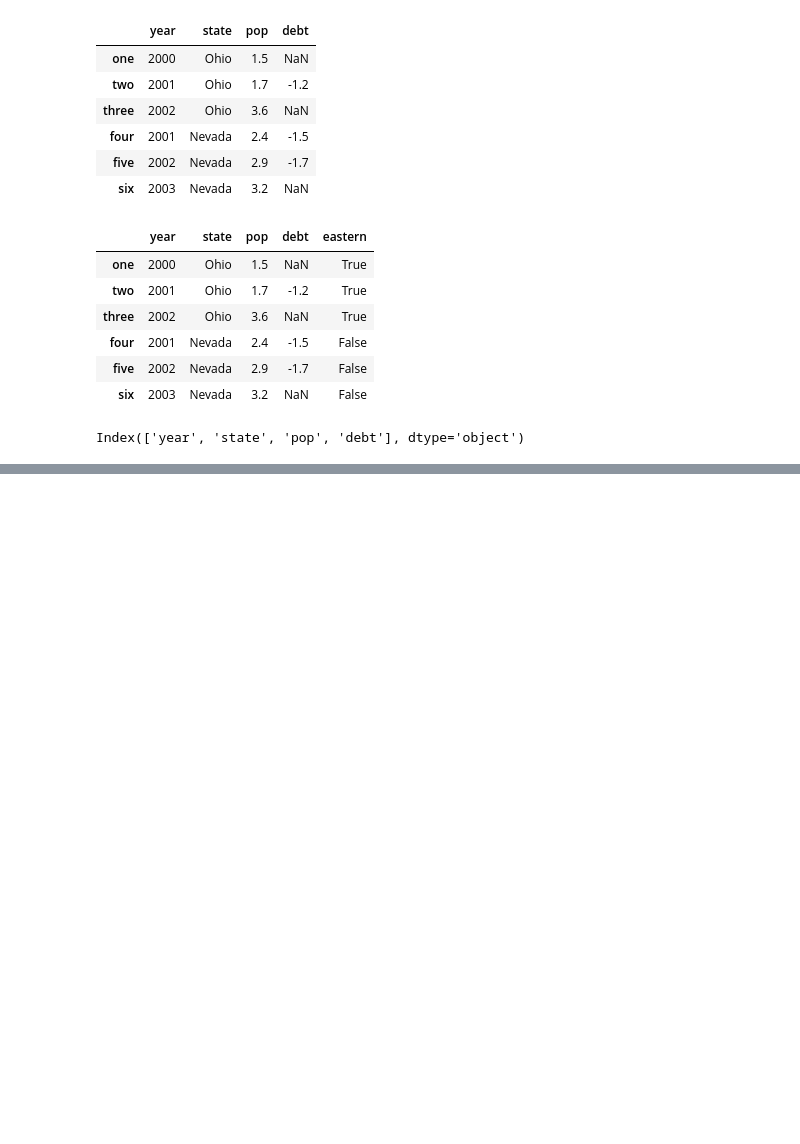
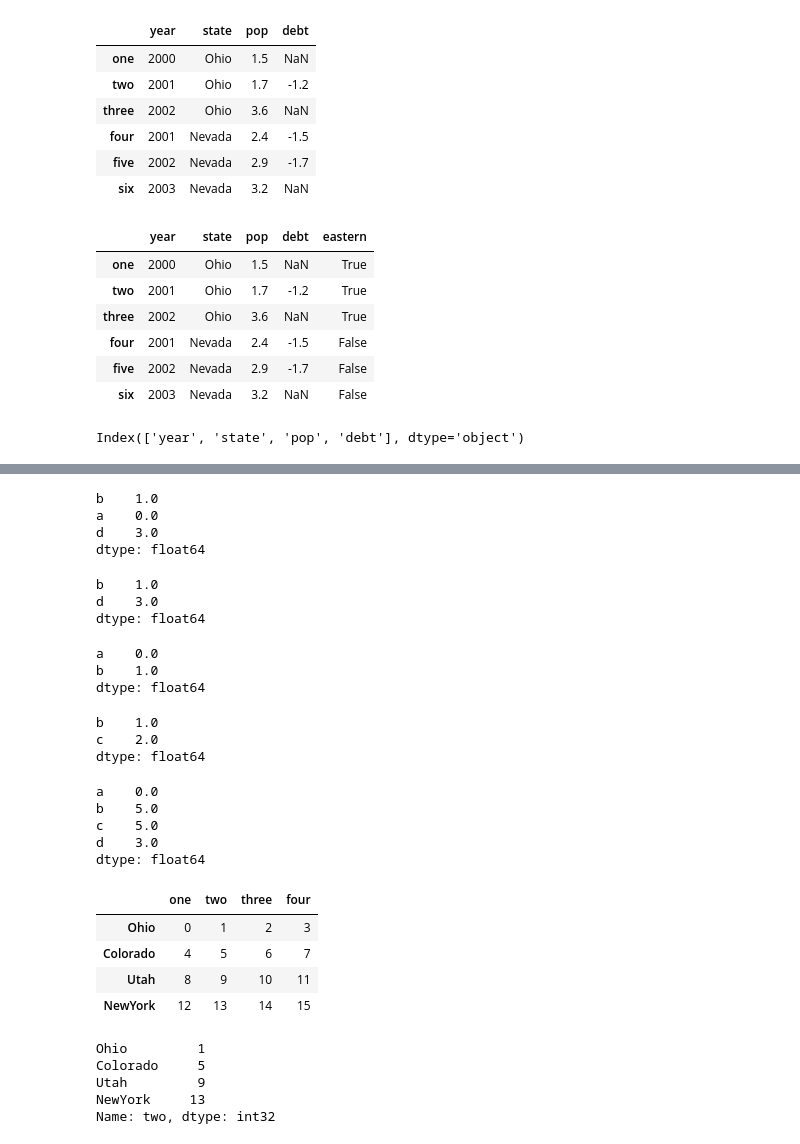
Before and after one commit to sanpang228/DataAnalysis, a Jupyter notebook: Task3.ipynb, the cells around one changed output, grey strips where cells are left out. Cells and saved outputs as stored; diff of their text form; code cells hidden in the pictures; blank space fills up the shorter version.

```diff
--- a/Task3.ipynb
+++ b/Task3.ipynb
@@ -258,0 +528,56 @@ Index(['year', 'state', 'pop', 'debt'], dtype='object')
+# %%
+obj[['b', 'a', 'd']]
+# %% [output]
+b    1.0
+a    0.0
+d    3.0
+dtype: float64
+# %%
+obj[[1,3]]
+# %% [output]
+b    1.0
+d    3.0
+dtype: float64
+# %%
+obj[obj < 2]
+# %% [output]
+a    0.0
+b    1.0
+dtype: float64
+# %%
+#利用标签的切片运算与普通的Python切片运算不同，其末端是包含的
+obj['b':'c']
+# %% [output]
+b    1.0
+c    2.0
+dtype: float64
+# %%
+#用切片可以对Series的相应部分进行设置
+obj['b':'c'] = 5
+obj
+# %% [output]
+a    0.0
+b    5.0
+c    5.0
+d    3.0
+dtype: float64
+# %%
+#用一个值或序列对DataFrame进行索引其实就是获取一个或多个列
+data = pd.DataFrame(np.arange(16).reshape((4,4)),
+                    index=['Ohio', 'Colorado', 'Utah', 'NewYork'],
+                    columns=['one', 'two', 'three', 'four'])
+data
+# %% [output]
+|  | one | two | three | four |
+| Ohio | 0 | 1 | 2 | 3 |
+| Colorado | 4 | 5 | 6 | 7 |
+| Utah | 8 | 9 | 10 | 11 |
+| NewYork | 12 | 13 | 14 | 15 |
+# %%
+data['two']
+# %% [output]
+Ohio         1
+Colorado     5
+Utah         9
+NewYork     13
+Name: two, dtype: int32
```
Also changed, not shown: parts of 44 cells of this notebook.
